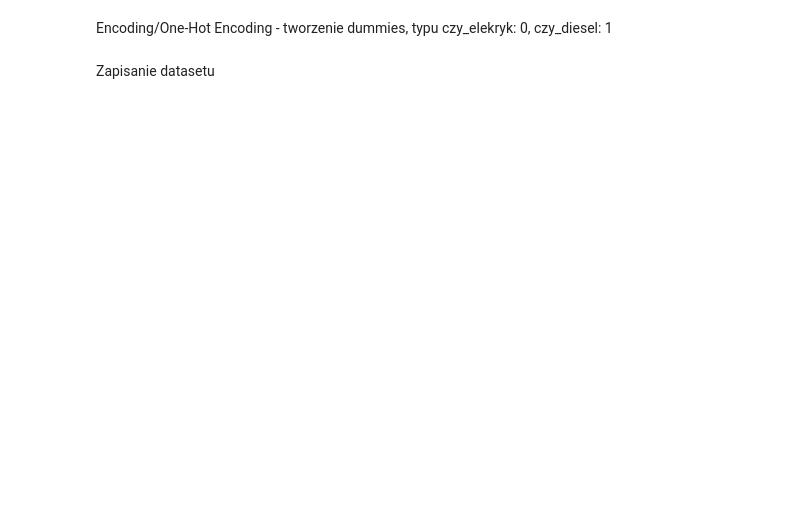
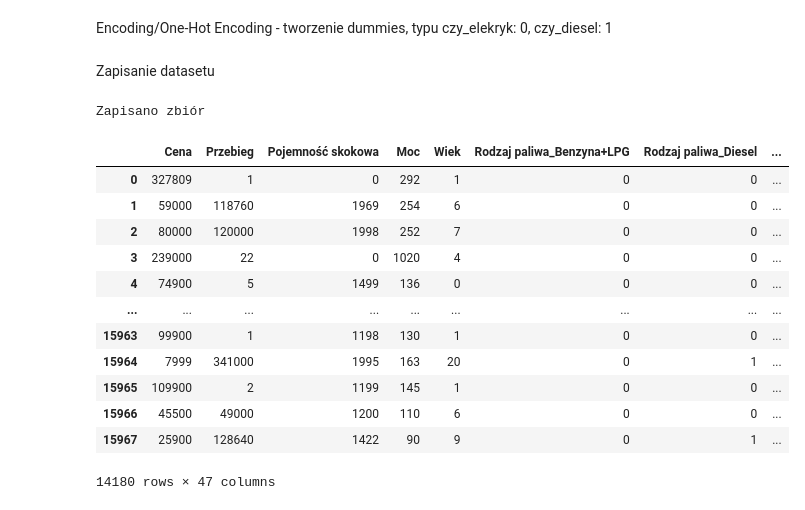
Before and after one commit to szymon-muszynski/car-price-predictor, a Jupyter notebook: data_cleaning.ipynb, the cells around one changed output. Cells and saved outputs as stored; diff of their text form; code cells hidden in the pictures; blank space fills up the shorter version.

```diff
--- a/data_cleaning.ipynb
+++ b/data_cleaning.ipynb
@@ -211,4 +237,25 @@ Feature engineering
 # %% [markdown]
 Encoding/One-Hot Encoding - tworzenie dummies, typu czy_elekryk: 0, czy_diesel: 1
+# %%
+df_ml = pd.get_dummies(df, columns=['Rodzaj paliwa', 'Skrzynia biegów', 'Marka'], drop_first=True, dtype=int)
 # %% [markdown]
 Zapisanie datasetu
+# %%
+df_ml.to_csv("dane_gotowe_ML.csv", index=False)
+print(f"Zapisano zbiór")
+df_ml
+# %% [output]
+Zapisano zbiór
+|  | Cena | Przebieg | Pojemność skokowa | Moc | Wiek | Rodzaj paliwa_Benzyna+LPG | Rodzaj paliwa_Diesel | ... |
+| 0 | 327809 | 1 | 0 | 292 | 1 | 0 | 0 | ... |
+| 1 | 59000 | 118760 | 1969 | 254 | 6 | 0 | 0 | ... |
+| 2 | 80000 | 120000 | 1998 | 252 | 7 | 0 | 0 | ... |
+| 3 | 239000 | 22 | 0 | 1020 | 4 | 0 | 0 | ... |
+| 4 | 74900 | 5 | 1499 | 136 | 0 | 0 | 0 | ... |
+| ... | ... | ... | ... | ... | ... | ... | ... | ... |
+| 15963 | 99900 | 1 | 1198 | 130 | 1 | 0 | 0 | ... |
+| 15964 | 7999 | 341000 | 1995 | 163 | 20 | 0 | 1 | ... |
+| 15965 | 109900 | 2 | 1199 | 145 | 1 | 0 | 0 | ... |
+| 15966 | 45500 | 49000 | 1200 | 110 | 6 | 0 | 0 | ... |
+| 15967 | 25900 | 128640 | 1422 | 90 | 9 | 0 | 1 | ... |
+14180 rows × 47 columns
```
Also changed, not shown: parts of 2 cells of this notebook.
